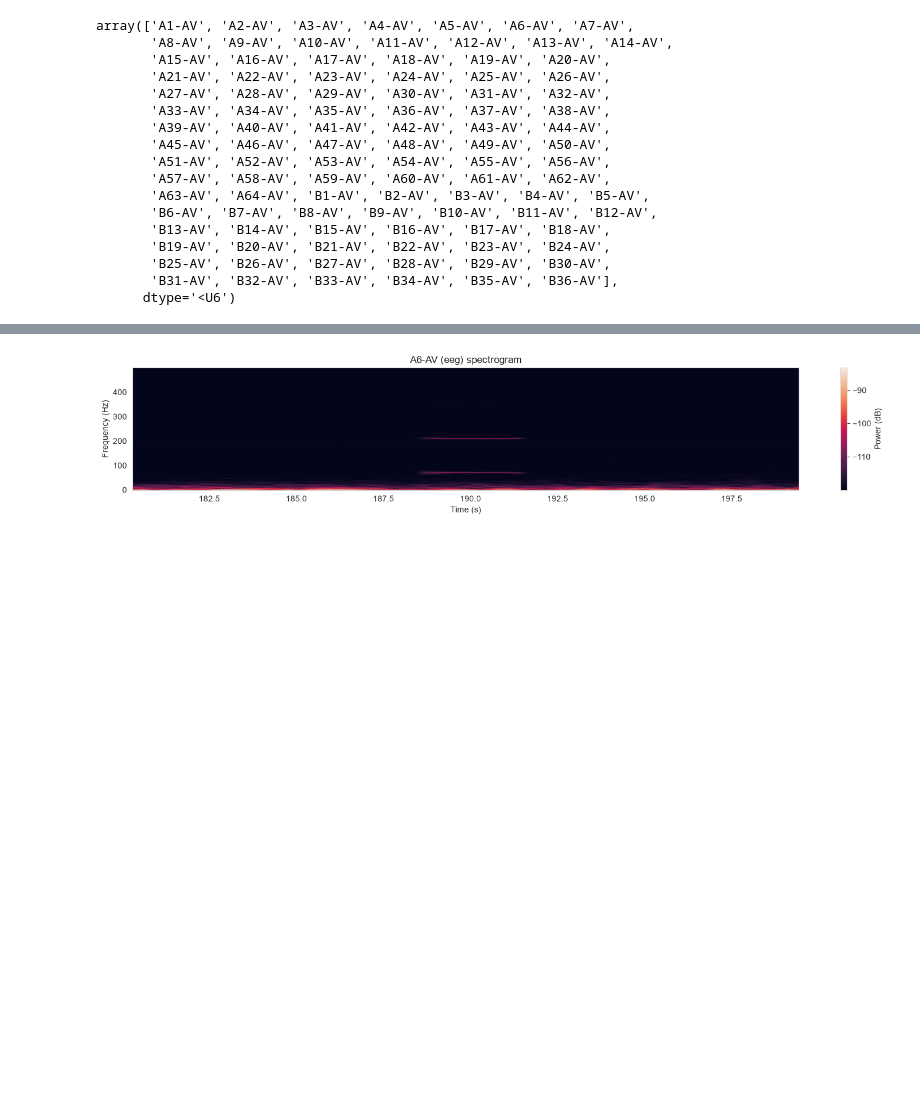
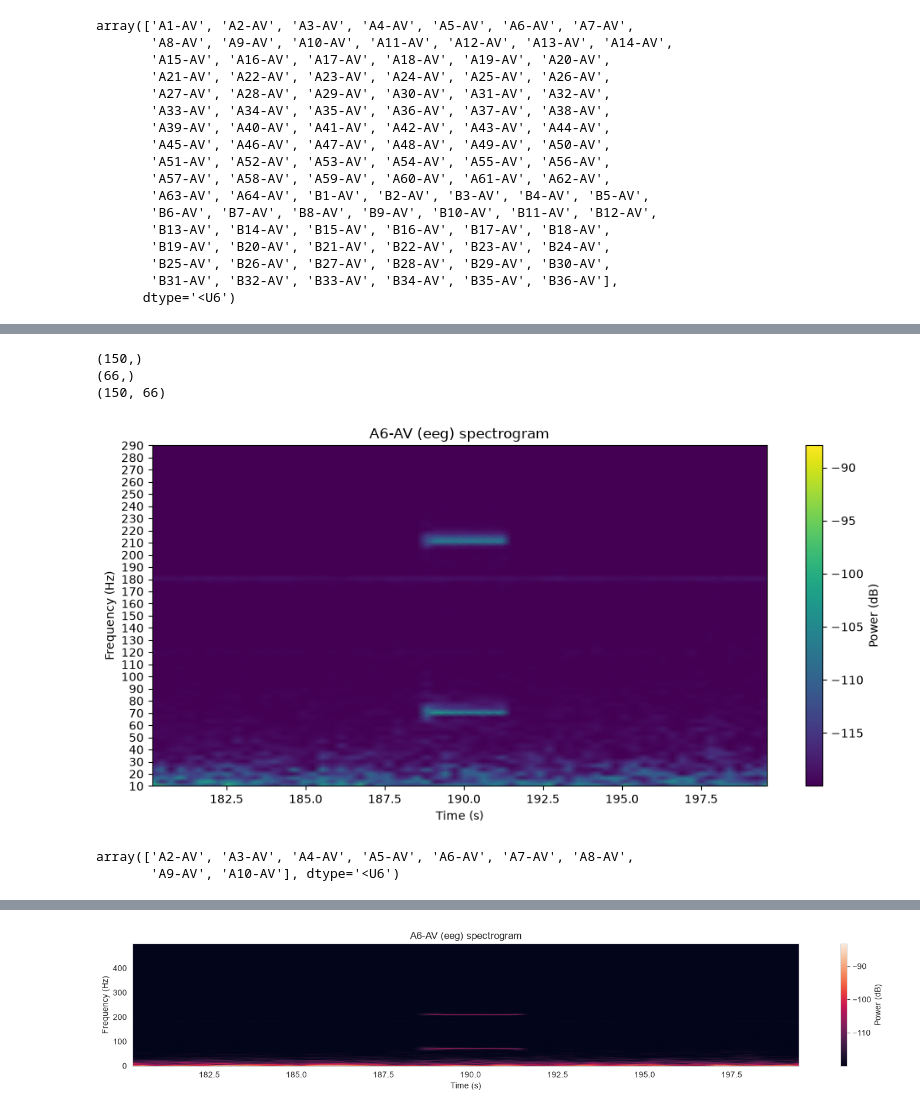
Before and after one commit to dianamatata/neurosoft_epilepsy, a Jupyter notebook: notebooks/raw_data_visualization.ipynb, the cells around one changed output, grey strips where cells are left out. Cells and saved outputs as stored; diff of their text form; code cells hidden in the pictures; blank space fills up the shorter version.

```diff
--- a/notebooks/raw_data_visualization.ipynb
+++ b/notebooks/raw_data_visualization.ipynb
@@ -217,0 +391,23 @@ for ch_nbr in np.arange(5,8):
+# %%
+print(freqs.shape)
+print(times.shape)
+print(sxx.shape)
+# %% [output]
+(150,)
+(66,)
+(150, 66)
+# %%
+channel_idx = 5
+fig, ax = plt.subplots(figsize=(10, 5))
+mesh = ax.pcolormesh(
+    t[0] + times, freqs, 10 * np.log10(sxx + 1e-12), shading="gouraud"
+)
+fig.colorbar(mesh, ax=ax, label="Power (dB)")
+ax.set_xlabel("Time (s)")
+ax.set_ylabel("Frequency (Hz)")
+ax.set_title(f"{ch_names[channel_idx]} ({ch_types[channel_idx]}) spectrogram")
+ax.set_yticks(np.arange(0, freqs[-1] + 1, 10))  # tick every 10 Hz
+ax.set_ylim(10, 290)
+fig.tight_layout()
+# %% [output]
+[figure, added]
@@ -217,0 +476,5 @@ for ch_nbr in np.arange(5,8):
+# %%
+ch_names[1:10]
+# %% [output]
+array(['A2-AV', 'A3-AV', 'A4-AV', 'A5-AV', 'A6-AV', 'A7-AV', 'A8-AV',
+       'A9-AV', 'A10-AV'], dtype='<U6')
```
Also changed, not shown: parts of 21 cells of this notebook, 1 other file.
